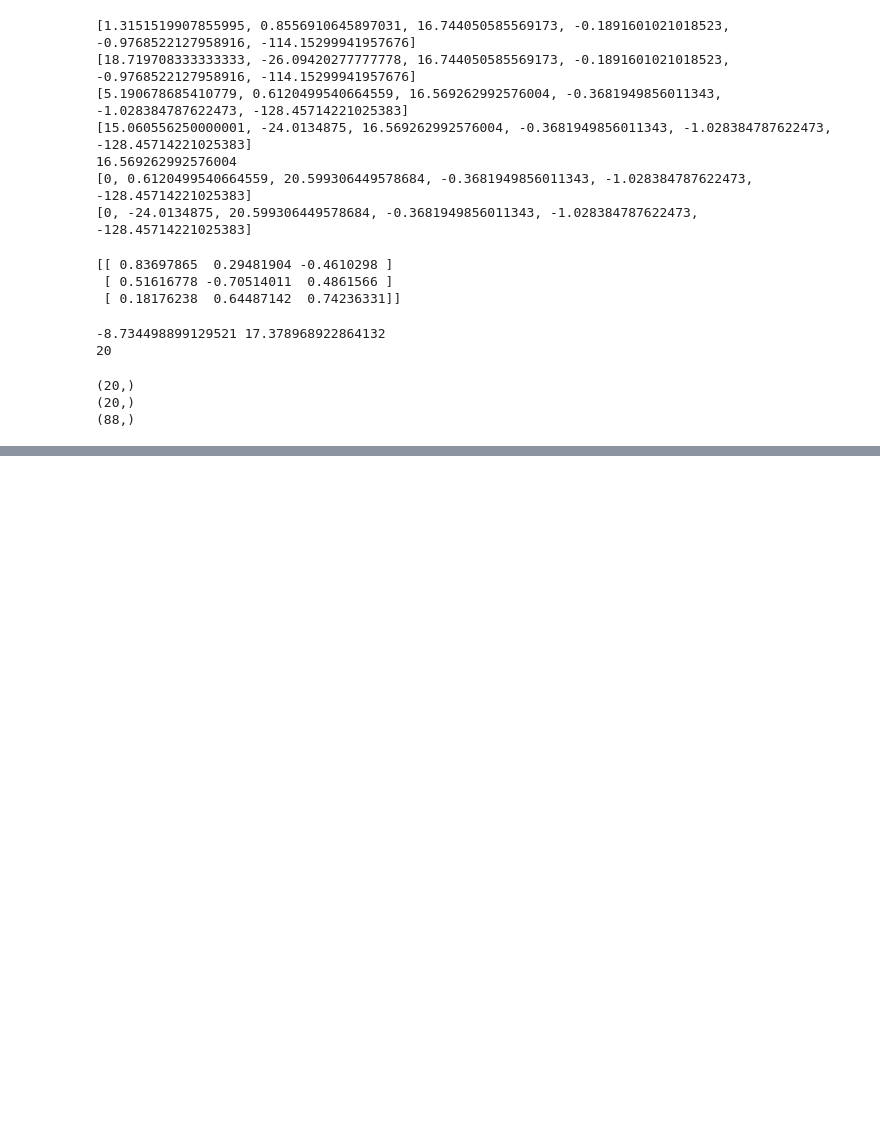
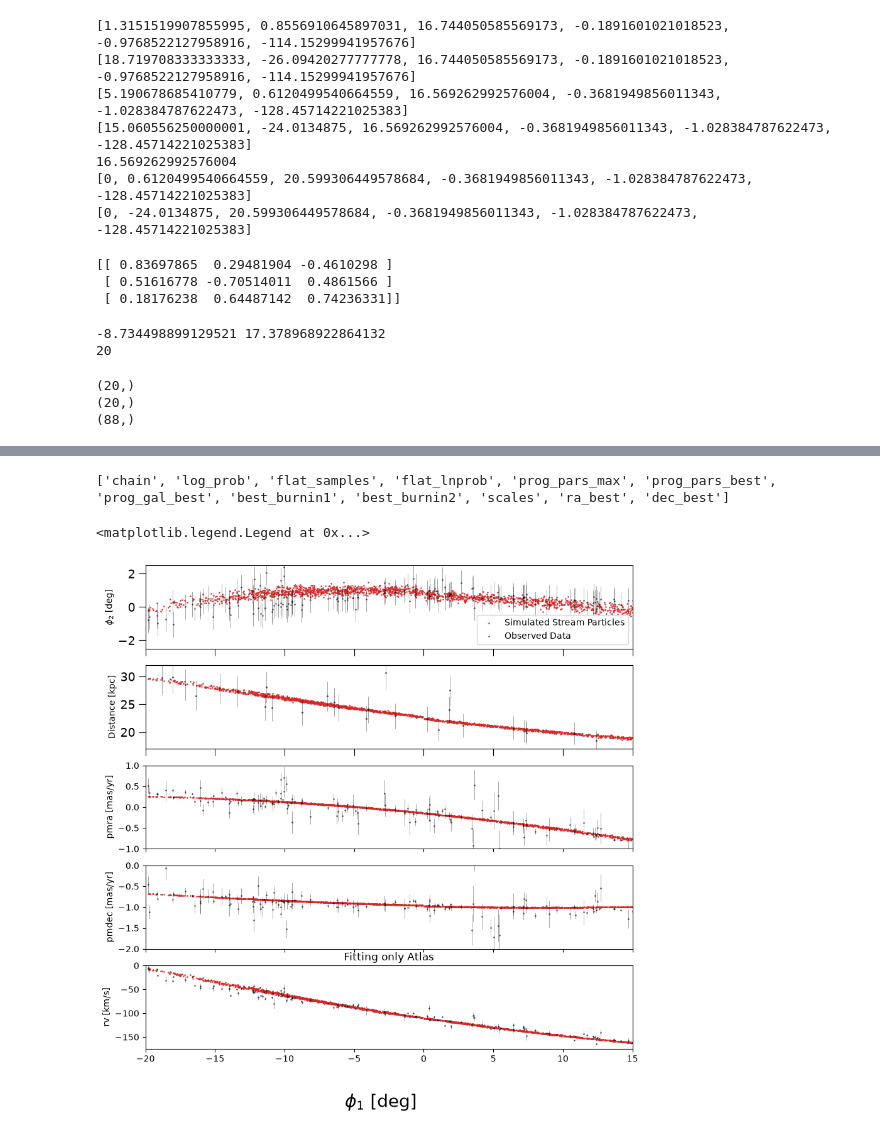
Before and after one commit to shriy-stars/aau_progenitor_orbit, a Jupyter notebook: scripts/atlas_fit_11_22_26.ipynb, the cells around one changed output, grey strips where cells are left out. Saved outputs shown, nothing was run; the diff lists cells and outputs as text; code cells hidden in the pictures; blank space fills up the shorter version.

```diff
--- a/scripts/atlas_fit_11_22_26.ipynb
+++ b/scripts/atlas_fit_11_22_26.ipynb
@@ -285,0 +301,21 @@ print("Saved to", outdir)
+# %%
+import numpy as np
+
+data = np.load("/astro/users/shriyp/mcmc_results_11_26/aau_mcmc_results.npz")
+
+print(data.files)  # list all saved keys
+
+chain          = data["chain"]           # (nsteps, nwalkers, ndim)
+log_prob       = data["log_prob"]        # (nsteps, nwalkers)
+flat_samples   = data["flat_samples"]    # (nsteps*nwalkers, ndim)
+flat_lnprob    = data["flat_lnprob"]
+prog_pars_max  = data["prog_pars_max"]   # 5 free params
+prog_pars_best = data["prog_pars_best"]  # phi1=0 prepended (6 values)
+prog_gal_best  = data["prog_gal_best"]   # x,y,z,vx,vy,vz
+ra_best        = float(data["ra_best"])  # 0-d arrays -> convert to float
+dec_best       = float(data["dec_best"])
+scales         = data["scales"]
+best_burnin1   = data["best_burnin1"]
+best_burnin2   = data["best_burnin2"]
+# %% [output]
+['chain', 'log_prob', 'flat_samples', 'flat_lnprob', 'prog_pars_max', 'prog_pars_best', 'prog_gal_best', 'best_burnin1', 'best_burnin2', 'scales', 'ra_best', 'dec_best']
@@ -285,0 +376,55 @@ print("Saved to", outdir)
+# %%
+#plot with best-fit progenitor IC's from MCMC!
+
+fig, ax = plt.subplots(5,1, sharex = True)
+fig.set_size_inches(10,10)
+fig.supxlabel(r'$\phi_1$ [deg]',fontsize=20)
+ax[-1].set_xlim(-20,15)
+ax[-1].set_title(label ='Fitting only Atlas',loc='center' )
+#simulation
+ax[0].scatter(phi1_max, phi2_max,s=0.75,color='tab:red', alpha= 0.9, label = 'Simulated Stream Particles')
+ax[0].tick_params(axis='both', which='major', labelsize=14., length=8)
+ax[0].tick_params(axis='both', which='minor', length=3)
+ax[0].set_ylim(-2.5,2.5)
+
+ax[0].set_ylabel(r'$\phi_2$ [deg]', fontsize=10)
+ax[1].scatter(phi1_max, dist_max,s=0.75,color='tab:red',alpha= 0.9 )
+ax[1].tick_params(axis='both', which='major', labelsize=14., length=8)
+ax[1].tick_params(axis='both', which='minor', length=3)
+ax[1].set_ylabel('Distance [kpc]', fontsize=10)
+ax[1].set_ylim(17,32)
+
+ax[2].scatter(phi1_max, pmra_max,s=0.75,color='tab:red',alpha= 0.9 )
+ax[2].set_ylim(-1,1)
+ax[2].set_ylabel('pmra [mas/yr]', fontsize=10)
+
+ax[3].scatter(phi1_max, pmdec_max,s=0.75,color='tab:red',alpha= 0.9 )
+ax[3].set_ylabel('pmdec [mas/yr]', fontsize=10)
+ax[3].set_ylim(-2,0)
+
+ax[4].scatter(phi1_max, rv_max,s=0.75,color='tab:red',alpha= 0.9)
+ax[4].set_ylabel('rv [km/s]', fontsize=10)
+ax[4].set_ylim(-175,0)
+
+#data
+ax[0].scatter(df_aau['phi1'], df_aau['phi2'] , s=1,color='k', alpha = 0.5, label = 'Observed Data')
+ax[0].errorbar(df_aau['phi1'], df_aau['phi2'], yerr=np.nanstd(df_aau['phi2']), fmt='none', ecolor='k', alpha = 0.5, capsize=0, capthick=0.7, elinewidth=0.5)
+
+ax[1].scatter(df_distance_aau['phi1'],(10**((df_distance_aau['distance_modulus'])/5 +1)*1e-3),s=1.5,color='k', alpha = 0.5)
+ax[1].errorbar(df_distance_aau['phi1'],(10**((df_distance_aau['distance_modulus'])/5 +1)*1e-3), yerr=np.abs(((10**((df_distance_aau['distance_modulus'])/5 +1)*1e-3))*0.1), fmt='none', ecolor='k',alpha = 0.5,capsize=0, capthick=0.7, elinewidth=0.5)
+
+
+ax[2].scatter(df_aau['phi1'], df_aau['pmra'],s=1,color='k', alpha = 0.5)
+ax[2].errorbar(df_aau['phi1'], df_aau['pmra'], yerr=df_aau['pmra_error'], fmt='none', ecolor='k',alpha = 0.5,capsize=0, capthick=0.7, elinewidth=0.5)
+
+ax[3].scatter(df_aau['phi1'], df_aau['pmdec'],s=1,color='k',alpha = 0.5)
+ax[3].errorbar(df_aau['phi1'], df_aau['pmdec'], yerr=df_aau['pmdec_error'], fmt='none', ecolor='k', alpha = 0.5, capsize=0, capthick=0.7, elinewidth=0.5)
+
+ax[4].scatter(df_aau['phi1'], df_aau['vel_calib'],s=1,color='k', alpha = 0.5)
+ax[4].errorbar(df_aau['phi1'], df_aau['vel_calib'], yerr=df_aau['vel_calib_std'], fmt='none', ecolor='k',alpha = 0.5, capsize=0, capthick=0.7, elinewidth=0.5)
+
+ax[0].legend(loc = 'lower right')
+#plt.savefig('atlas_unperturbed_6_17_2026.pdf')
+# %% [output]
+<matplotlib.legend.Legend at 0x...>
+[figure, added]
```
Also changed, not shown: parts of 4 cells of this notebook, 3 other files.
